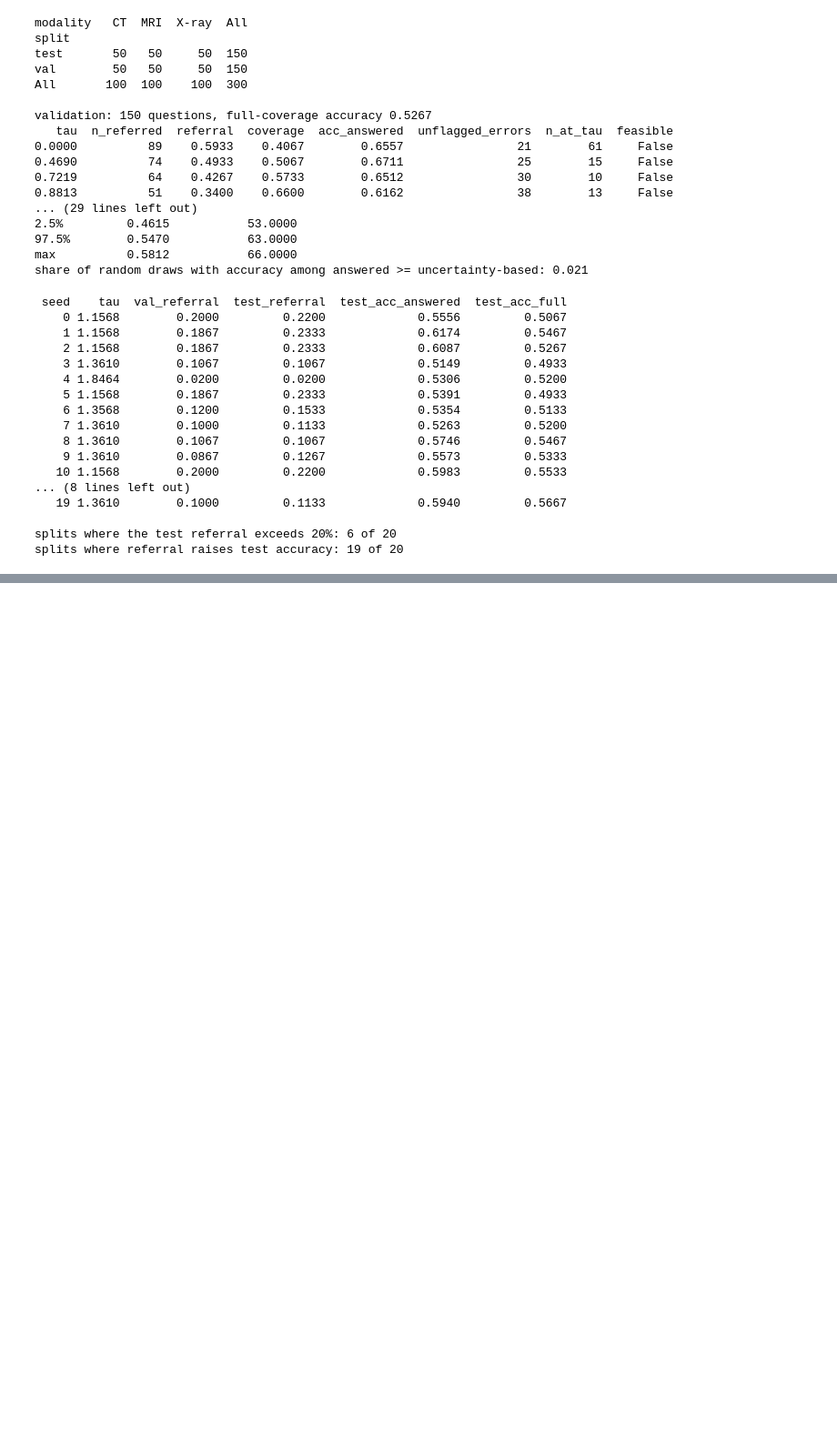
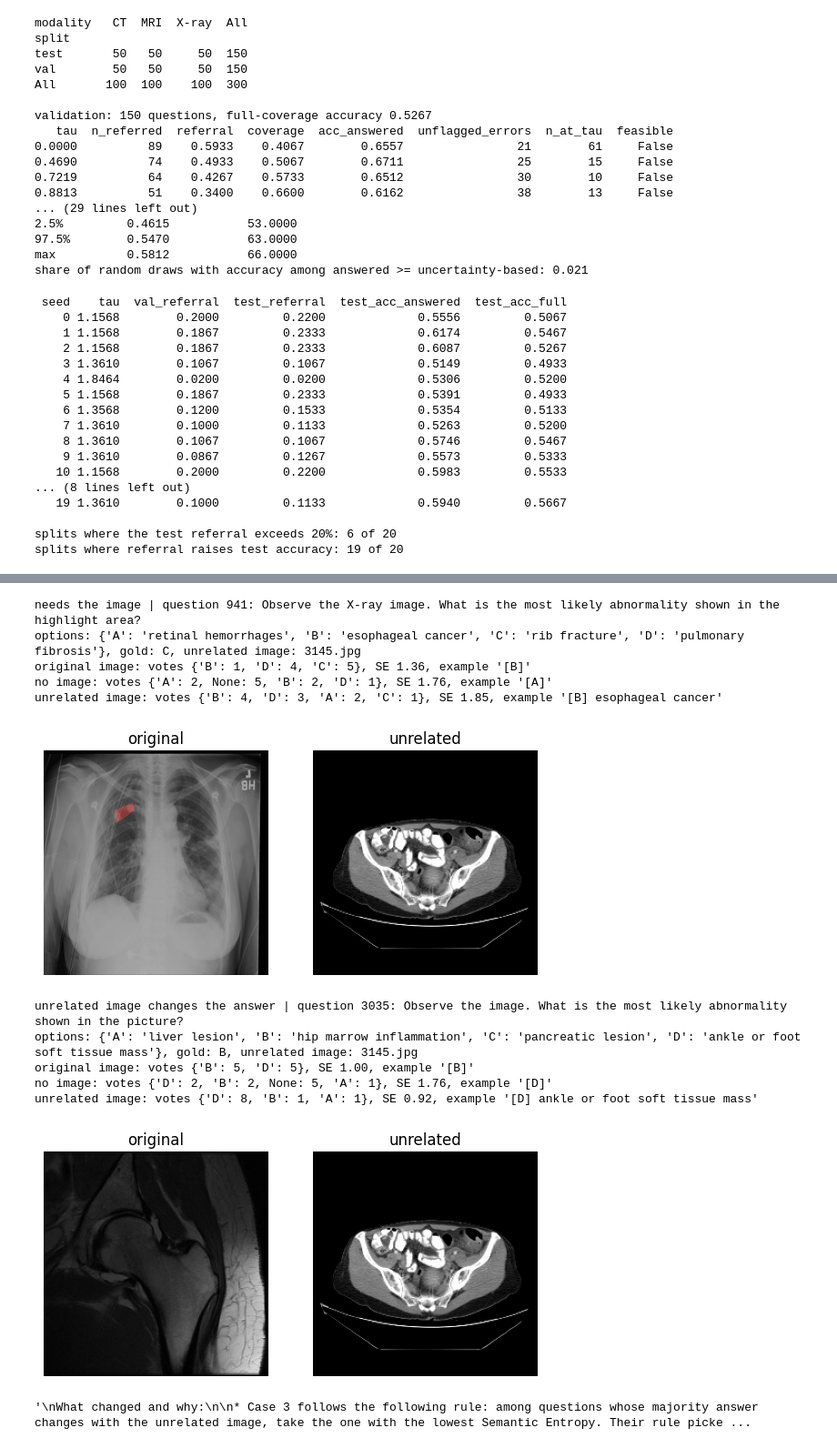
Before and after one commit to GeorgiosMavrakis/introduction-to-github, a Jupyter notebook: V&L_Practicum_Uncertainty.ipynb, the cells around one changed output, grey strips where cells are left out. Shown at 91% size. Drawn from its saved outputs; the diff is of its cells as text; code cells hidden in the pictures; blank space fills up the shorter version.

```diff
--- a/V&L_Practicum_Uncertainty.ipynb
+++ b/V&L_Practicum_Uncertainty.ipynb
@@ -2116,0 +2345,50 @@ splits where referral raises test accuracy: 19 of 20
+# %%
+correct = {name: maj17[name] == gold for name in q17}
+
+se = {name: pd.Series(compute_semantic_entropy_uncertainty(d)[0], index=sorted(d["index"].unique())) for name, d in q17.items()}
+
+case_1 = next((i for i in gold.index if correct["original image"][i] and not correct["no image"][i] and not correct["unrelated image"][i]), None)
+case_2 = next((i for i in gold.index if correct["no image"][i]), None)
+changed = se["unrelated image"][maj17["unrelated image"] != maj17["original image"]]
+case_3 = changed.idxmin() if len(changed) else None  # lowest SE among answers changed by the unrelated image
+
+meta = subset.set_index("index")
+for label, i in [("needs the image", case_1), ("correct without image", case_2), ("unrelated image changes the answer", case_3)]:
+    if i is None:
+        continue
+    row = meta.loc[i]
+    print(f"\n{label} | question {i}: {row['question']} \noptions: {row['options']}, gold: {row['answer']}, unrelated image: {unrelated[i]}")
+
+    for name, d in q17.items():
+        g = d[d["index"] == i]
+        print(f"{name}: votes {dict(Counter(g['parsed_response']))}, SE {se[name][i]:.2f}, example {g['response'].iloc[0]!r}")
+
+    fig, ax = plt.subplots(1, 2, figsize=(7, 3.5))
+    ax[0].imshow(load_image(row["image_path"])); ax[0].set_title("original")
+    ax[1].imshow(load_image(unrelated[i])); ax[1].set_title("unrelated")
+    for a in ax: a.axis("off")
+    fig.savefig(f"outputs/q17_qwen2-vl-2b_case_{i}.png", dpi=200)
+    plt.show()
+
+'''
+What changed and why:
+
+* Case 3 follows the following rule: among questions whose majority answer changes with the unrelated image, take the one with the lowest Semantic Entropy. Their rule picked a question the model got wrong with the original image too, which says nothing about the unrelated image.
+* A missing case is skipped instead of crashing.
+The unrelated image’s file name is printed, so the report can state which image was used.
+* Each case figure is saved to outputs/.
+'''
+# %% [output]
+needs the image | question 941: Observe the X-ray image. What is the most likely abnormality shown in the highlight area?
+options: {'A': 'retinal hemorrhages', 'B': 'esophageal cancer', 'C': 'rib fracture', 'D': 'pulmonary fibrosis'}, gold: C, unrelated image: 3145.jpg
+original image: votes {'B': 1, 'D': 4, 'C': 5}, SE 1.36, example '[B]'
+no image: votes {'A': 2, None: 5, 'B': 2, 'D': 1}, SE 1.76, example '[A]'
+unrelated image: votes {'B': 4, 'D': 3, 'A': 2, 'C': 1}, SE 1.85, example '[B] esophageal cancer'
+[figure, added]
+unrelated image changes the answer | question 3035: Observe the image. What is the most likely abnormality shown in the picture?
+options: {'A': 'liver lesion', 'B': 'hip marrow inflammation', 'C': 'pancreatic lesion', 'D': 'ankle or foot soft tissue mass'}, gold: B, unrelated image: 3145.jpg
+original image: votes {'B': 5, 'D': 5}, SE 1.00, example '[B]'
+no image: votes {'D': 2, 'B': 2, None: 5, 'A': 1}, SE 1.76, example '[D]'
+unrelated image: votes {'D': 8, 'B': 1, 'A': 1}, SE 0.92, example '[D] ankle or foot soft tissue mass'
+[figure, added]
+'\nWhat changed and why:\n\n* Case 3 follows the following rule: among questions whose majority answer changes with the unrelated image, take the one with the lowest Semantic Entropy. Their rule picke ...
```
Also changed, not shown: parts of 7 cells of this notebook.
